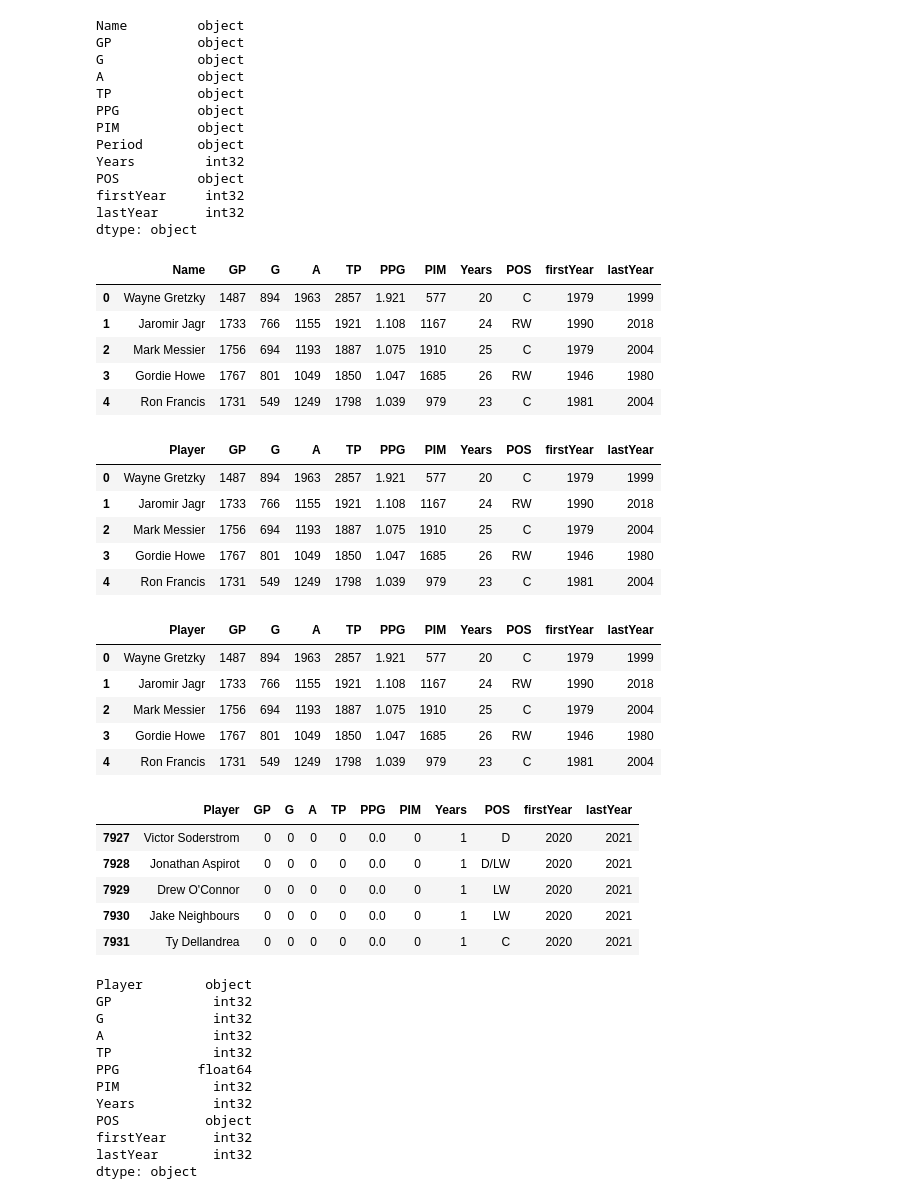
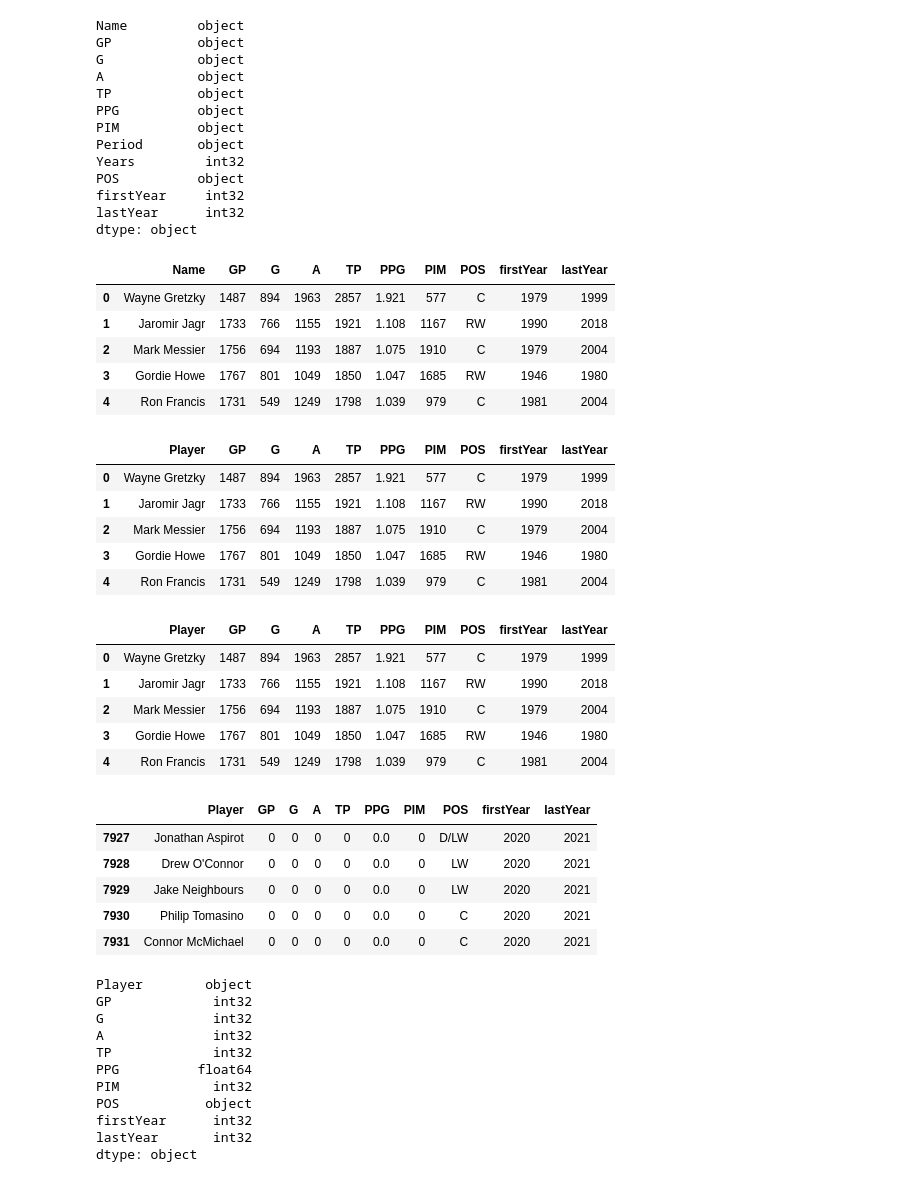
Before and after one commit to potterc22/Final-Project-ML, a Jupyter notebook: Jeff/stats.ipynb, the cells around one changed output. Drawn from its saved outputs; the diff is of its cells as text; code cells hidden in the pictures.

```diff
--- a/Jeff/stats.ipynb
+++ b/Jeff/stats.ipynb
@@ -146,38 +146,38 @@ lastYear      int32
 dtype: object
 # %%
 # Drop columns that are not needed
-adjusted_df = adjusted_df.drop(['Period'], axis=1)
+adjusted_df = adjusted_df.drop(['Period', 'Years'], axis=1)
 adjusted_df.head()
 # %% [output]
-|  | Name | GP | G | A | TP | PPG | PIM | Years | POS | firstYear | lastYear |
-| 0 | Wayne Gretzky | 1487 | 894 | 1963 | 2857 | 1.921 | 577 | 20 | C | 1979 | 1999 |
-| 1 | Jaromir Jagr | 1733 | 766 | 1155 | 1921 | 1.108 | 1167 | 24 | RW | 1990 | 2018 |
-| 2 | Mark Messier | 1756 | 694 | 1193 | 1887 | 1.075 | 1910 | 25 | C | 1979 | 2004 |
-| 3 | Gordie Howe | 1767 | 801 | 1049 | 1850 | 1.047 | 1685 | 26 | RW | 1946 | 1980 |
-| 4 | Ron Francis | 1731 | 549 | 1249 | 1798 | 1.039 | 979 | 23 | C | 1981 | 2004 |
+|  | Name | GP | G | A | TP | PPG | PIM | POS | firstYear | lastYear |
+| 0 | Wayne Gretzky | 1487 | 894 | 1963 | 2857 | 1.921 | 577 | C | 1979 | 1999 |
+| 1 | Jaromir Jagr | 1733 | 766 | 1155 | 1921 | 1.108 | 1167 | RW | 1990 | 2018 |
+| 2 | Mark Messier | 1756 | 694 | 1193 | 1887 | 1.075 | 1910 | C | 1979 | 2004 |
+| 3 | Gordie Howe | 1767 | 801 | 1049 | 1850 | 1.047 | 1685 | RW | 1946 | 1980 |
+| 4 | Ron Francis | 1731 | 549 | 1249 | 1798 | 1.039 | 979 | C | 1981 | 2004 |
 # %%
 # Change the Name column to Player to match across files.
 adjusted_df = adjusted_df.rename(columns={"Name": "Player"})
 adjusted_df.head()
 # %% [output]
-|  | Player | GP | G | A | TP | PPG | PIM | Years | POS | firstYear | lastYear |
-| 0 | Wayne Gretzky | 1487 | 894 | 1963 | 2857 | 1.921 | 577 | 20 | C | 1979 | 1999 |
-| 1 | Jaromir Jagr | 1733 | 766 | 1155 | 1921 | 1.108 | 1167 | 24 | RW | 1990 | 2018 |
-| 2 | Mark Messier | 1756 | 694 | 1193 | 1887 | 1.075 | 1910 | 25 | C | 1979 | 2004 |
-| 3 | Gordie Howe | 1767 | 801 | 1049 | 1850 | 1.047 | 1685 | 26 | RW | 1946 | 1980 |
-| 4 | Ron Francis | 1731 | 549 | 1249 | 1798 | 1.039 | 979 | 23 | C | 1981 | 2004 |
+|  | Player | GP | G | A | TP | PPG | PIM | POS | firstYear | lastYear |
+| 0 | Wayne Gretzky | 1487 | 894 | 1963 | 2857 | 1.921 | 577 | C | 1979 | 1999 |
+| 1 | Jaromir Jagr | 1733 | 766 | 1155 | 1921 | 1.108 | 1167 | RW | 1990 | 2018 |
+| 2 | Mark Messier | 1756 | 694 | 1193 | 1887 | 1.075 | 1910 | C | 1979 | 2004 |
+| 3 | Gordie Howe | 1767 | 801 | 1049 | 1850 | 1.047 | 1685 | RW | 1946 | 1980 |
+| 4 | Ron Francis | 1731 | 549 | 1249 | 1798 | 1.039 | 979 | C | 1981 | 2004 |
 # %%
 # Change mismatch names to match across files
 adjusted_df.loc[(adjusted_df.Player == 'Lee Fogolin') & (adjusted_df.firstYear == 1974), 'Player'] = 'Lee Fogolin, Jr.'
 adjusted_df.loc[(adjusted_df.Player == 'Billy Harris') & (adjusted_df.firstYear == 1972), 'Player'] = 'Billy Harris, Jr.'
 adjusted_df.head()
 # %% [output]
-|  | Player | GP | G | A | TP | PPG | PIM | Years | POS | firstYear | lastYear |
-| 0 | Wayne Gretzky | 1487 | 894 | 1963 | 2857 | 1.921 | 577 | 20 | C | 1979 | 1999 |
-| 1 | Jaromir Jagr | 1733 | 766 | 1155 | 1921 | 1.108 | 1167 | 24 | RW | 1990 | 2018 |
-| 2 | Mark Messier | 1756 | 694 | 1193 | 1887 | 1.075 | 1910 | 25 | C | 1979 | 2004 |
-| 3 | Gordie Howe | 1767 | 801 | 1049 | 1850 | 1.047 | 1685 | 26 | RW | 1946 | 1980 |
-| 4 | Ron Francis | 1731 | 549 | 1249 | 1798 | 1.039 | 979 | 23 | C | 1981 | 2004 |
+|  | Player | GP | G | A | TP | PPG | PIM | POS | firstYear | lastYear |
+| 0 | Wayne Gretzky | 1487 | 894 | 1963 | 2857 | 1.921 | 577 | C | 1979 | 1999 |
+| 1 | Jaromir Jagr | 1733 | 766 | 1155 | 1921 | 1.108 | 1167 | RW | 1990 | 2018 |
+| 2 | Mark Messier | 1756 | 694 | 1193 | 1887 | 1.075 | 1910 | C | 1979 | 2004 |
+| 3 | Gordie Howe | 1767 | 801 | 1049 | 1850 | 1.047 | 1685 | RW | 1946 | 1980 |
+| 4 | Ron Francis | 1731 | 549 | 1249 | 1798 | 1.039 | 979 | C | 1981 | 2004 |
 # %%
 # Change the cells with "-" to show "0" and change columns with numeric data to int and float.
 adjusted_df = adjusted_df.replace('-', 0)
@@ -185,12 +185,12 @@ adjusted_df = adjusted_df.astype({'GP':'int', 'G':'int', 'A':'int',
                     'TP':'int', 'PPG':'float', 'PIM':'int'})
 adjusted_df.tail()
 # %% [output]
-|  | Player | GP | G | A | TP | PPG | PIM | Years | POS | firstYear | lastYear |
-| 7927 | Victor Soderstrom | 0 | 0 | 0 | 0 | 0.0 | 0 | 1 | D | 2020 | 2021 |
-| 7928 | Jonathan Aspirot | 0 | 0 | 0 | 0 | 0.0 | 0 | 1 | D/LW | 2020 | 2021 |
-| 7929 | Drew O'Connor | 0 | 0 | 0 | 0 | 0.0 | 0 | 1 | LW | 2020 | 2021 |
-| 7930 | Jake Neighbours | 0 | 0 | 0 | 0 | 0.0 | 0 | 1 | LW | 2020 | 2021 |
-| 7931 | Ty Dellandrea | 0 | 0 | 0 | 0 | 0.0 | 0 | 1 | C | 2020 | 2021 |
+|  | Player | GP | G | A | TP | PPG | PIM | POS | firstYear | lastYear |
+| 7927 | Jonathan Aspirot | 0 | 0 | 0 | 0 | 0.0 | 0 | D/LW | 2020 | 2021 |
+| 7928 | Drew O'Connor | 0 | 0 | 0 | 0 | 0.0 | 0 | LW | 2020 | 2021 |
+| 7929 | Jake Neighbours | 0 | 0 | 0 | 0 | 0.0 | 0 | LW | 2020 | 2021 |
+| 7930 | Philip Tomasino | 0 | 0 | 0 | 0 | 0.0 | 0 | C | 2020 | 2021 |
+| 7931 | Connor McMichael | 0 | 0 | 0 | 0 | 0.0 | 0 | C | 2020 | 2021 |
 # %%
 adjusted_df.dtypes
 # %% [output]
@@ -201,7 +201,6 @@ A              int32
 TP             int32
 PPG          float64
 PIM            int32
-Years          int32
 POS           object
 firstYear      int32
 lastYear       int32
```
Also changed, not shown: parts of 3 cells of this notebook, 3 other files.
